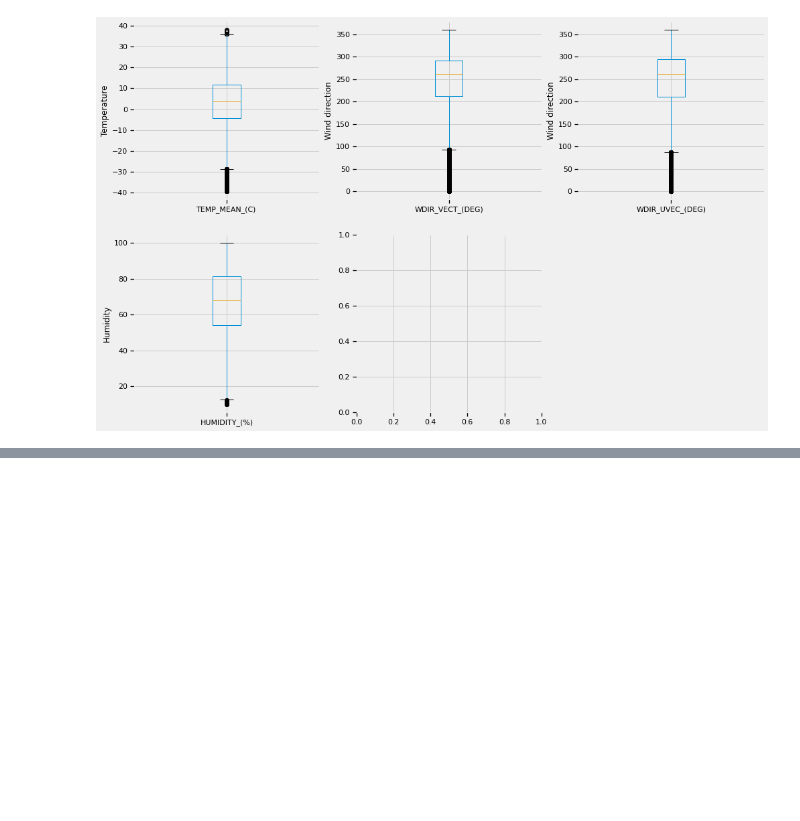
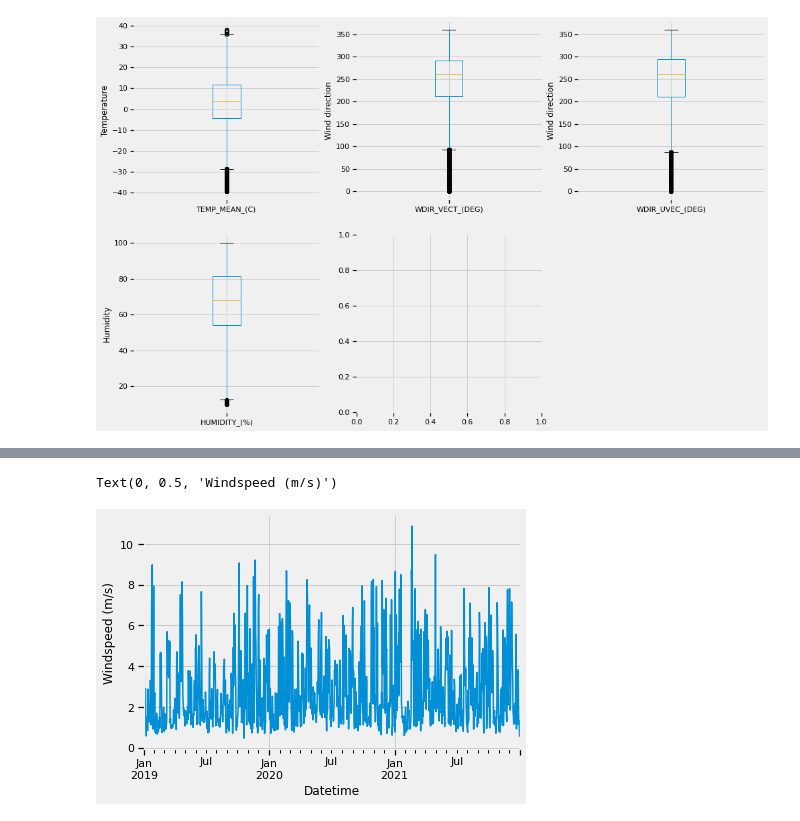
Before and after one commit to mirandadoris/CIV1498_Project2_Pythoneers, a Jupyter notebook: 1-Data_cleaning/Weather_Data_Cleaning.ipynb, the cells around one changed output, grey strips where cells are left out. Saved outputs shown, nothing was run; the diff lists cells and outputs as text; code cells hidden in the pictures; blank space fills up the shorter version.

Commit message:
weather cleaning

```diff
--- a/1-Data_cleaning/Weather_Data_Cleaning.ipynb
+++ b/1-Data_cleaning/Weather_Data_Cleaning.ipynb
@@ -224,6 +225,9 @@ plt.ylabel('Degrees (C)')
 # %%
-weather_data_daily['WSPD_SCLR(M/S)'].plot.line()
+weather_data_daily['WSPD_SCLR_(M/S)'].plot.line()
 plt.ylabel('Windspeed (m/s)')
+# %% [output]
+Text(0, 0.5, 'Windspeed (m/s)')
+[figure, added]
 # %%
 weather_data_daily['HUMIDITY_(%)'].plot.line()
 plt.ylabel('Humidity (%)')
```
Also changed, not shown: parts of 5 cells of this notebook.
